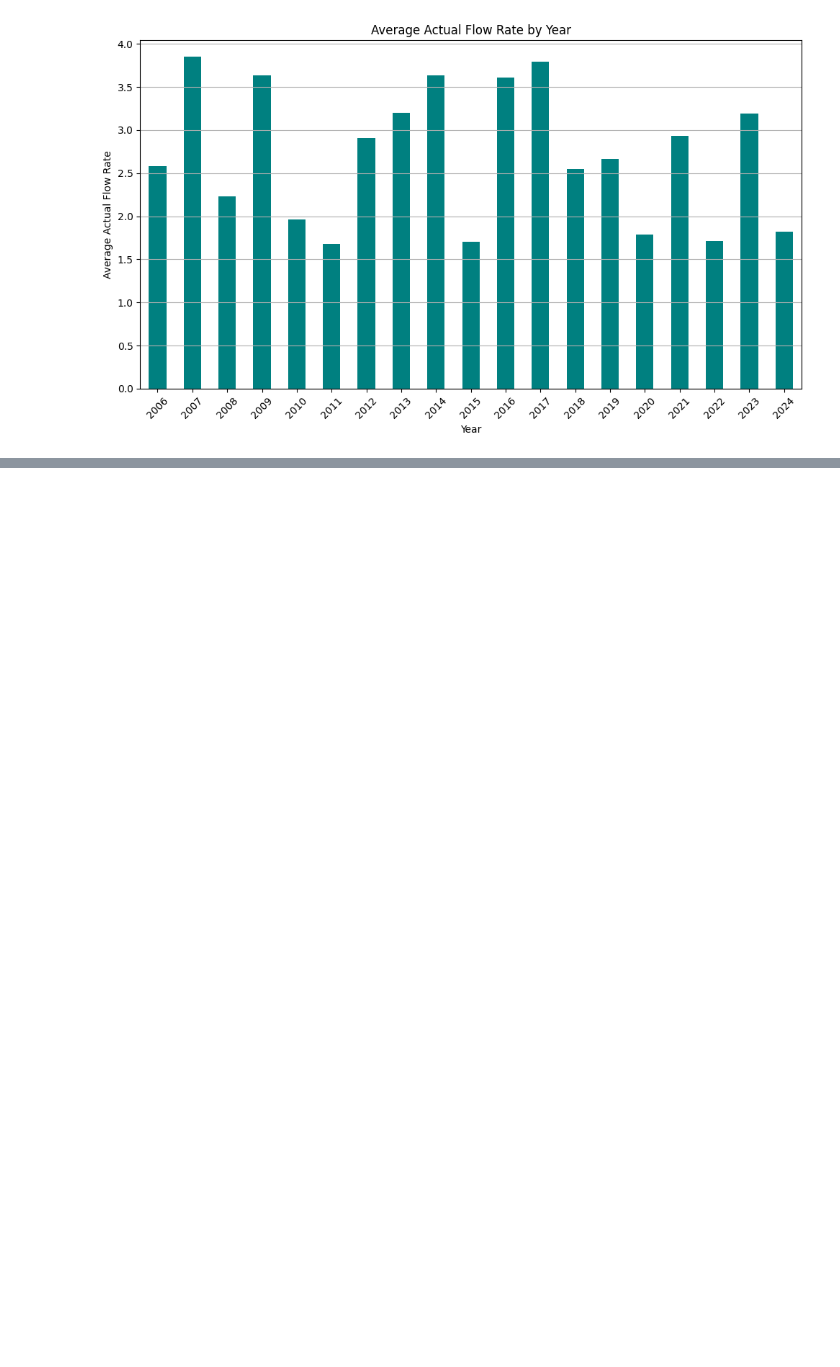
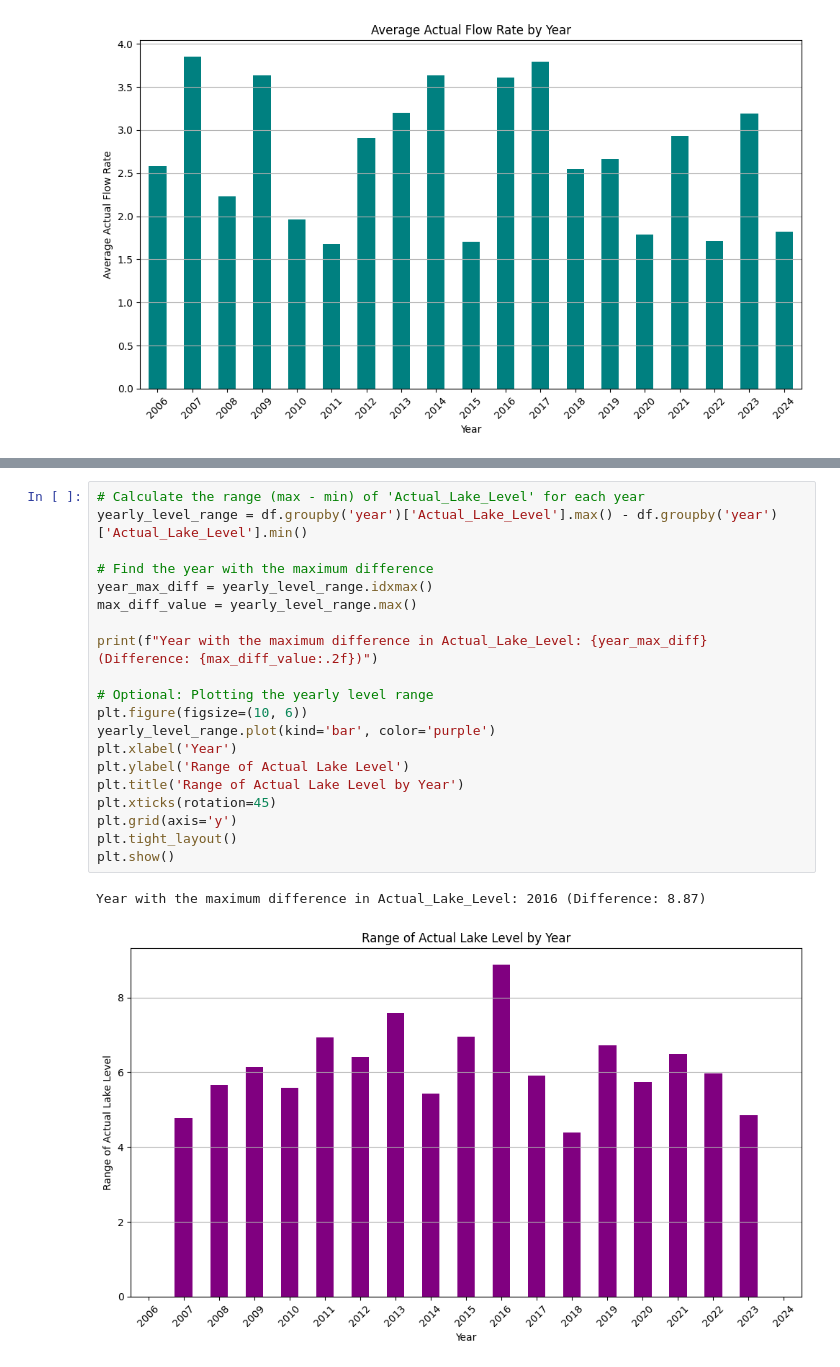
Before and after one commit to MohamamdAghaei/Acea-Smart-Water-Analytics, a Jupyter notebook: Big_Data_project_Water_Analytics.ipynb, the cells around one changed output, grey strips where cells are left out. Cells and saved outputs as stored; diff of their text form; blank space fills up the shorter version.

```diff
--- a/Big_Data_project_Water_Analytics.ipynb
+++ b/Big_Data_project_Water_Analytics.ipynb
@@ -193,0 +217,23 @@ plt.show()
+# %%
+# Calculate the range (max - min) of 'Actual_Lake_Level' for each year
+yearly_level_range = df.groupby('year')['Actual_Lake_Level'].max() - df.groupby('year')['Actual_Lake_Level'].min()
+
+# Find the year with the maximum difference
+year_max_diff = yearly_level_range.idxmax()
+max_diff_value = yearly_level_range.max()
+
+print(f"Year with the maximum difference in Actual_Lake_Level: {year_max_diff} (Difference: {max_diff_value:.2f})")
+
+# Optional: Plotting the yearly level range
+plt.figure(figsize=(10, 6))
+yearly_level_range.plot(kind='bar', color='purple')
+plt.xlabel('Year')
+plt.ylabel('Range of Actual Lake Level')
+plt.title('Range of Actual Lake Level by Year')
+plt.xticks(rotation=45)
+plt.grid(axis='y')
+plt.tight_layout()
+plt.show()
+# %% [output]
+Year with the maximum difference in Actual_Lake_Level: 2016 (Difference: 8.87)
+[figure, added]
```
Also changed, not shown: parts of 6 cells of this notebook.
